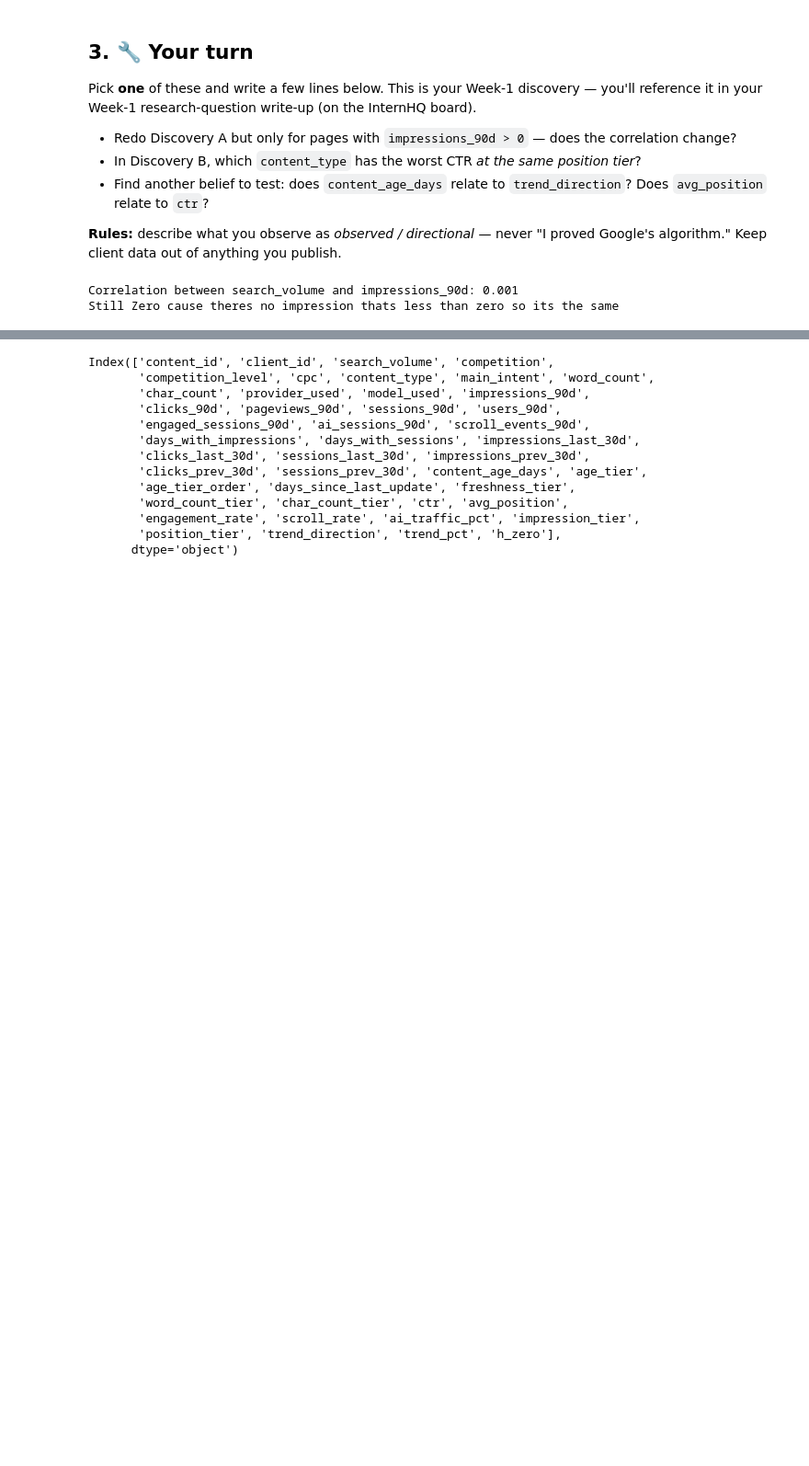
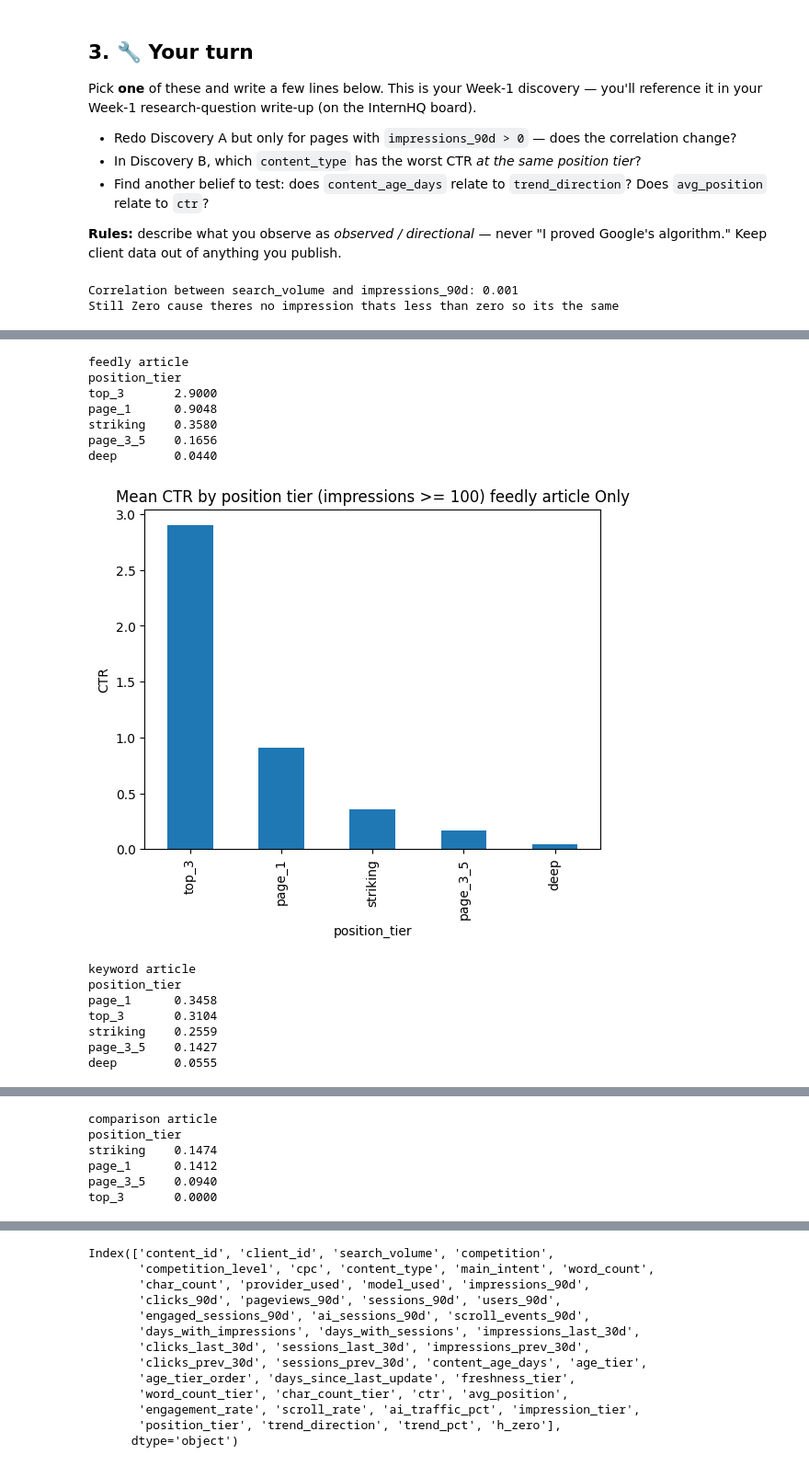
Before and after one commit to metrosmash/myflyrank-ml-internship, a Jupyter notebook: notebooks/01_first_look_and_discovery.ipynb, the cells around one changed output, grey strips where cells are left out. Shown at 92% size. Cells and saved outputs as stored; diff of their text form; code cells hidden in the pictures; blank space fills up the shorter version.

```diff
--- a/notebooks/01_first_look_and_discovery.ipynb
+++ b/notebooks/01_first_look_and_discovery.ipynb
@@ -179,0 +179,31 @@ deep        0.0554
+# %%
+# Discovery B
+import matplotlib.pyplot as plt
+
+visible = df[df["impressions_90d"] >= 100]
+columns = ["feedly article", "keyword article", "comparison article"]
+
+for column in columns:
+  content_type = visible[visible["content_type"] == column]
+  print(column)
+  ctr_by_pos = content_type.groupby("position_tier")["ctr"].mean().sort_values(ascending=False)
+  print(ctr_by_pos.round(4).to_string())
+  plt.figure()
+  ctr_by_pos.plot(kind="bar", title=f"Mean CTR by position tier (impressions >= 100) {column} Only", ylabel="CTR");
+  plt.show()
+# %% [output]
+feedly article
+position_tier
+top_3       2.9000
+page_1      0.9048
+striking    0.3580
+page_3_5    0.1656
+deep        0.0440
+[figure, added]
+keyword article
+position_tier
+page_1      0.3458
+top_3       0.3104
+striking    0.2559
+page_3_5    0.1427
+deep        0.0555
@@ -179,0 +211,6 @@ deep        0.0554
+comparison article
+position_tier
+striking    0.1474
+page_1      0.1412
+page_3_5    0.0940
+top_3       0.0000
```
Also changed, not shown: parts of 3 cells of this notebook.
